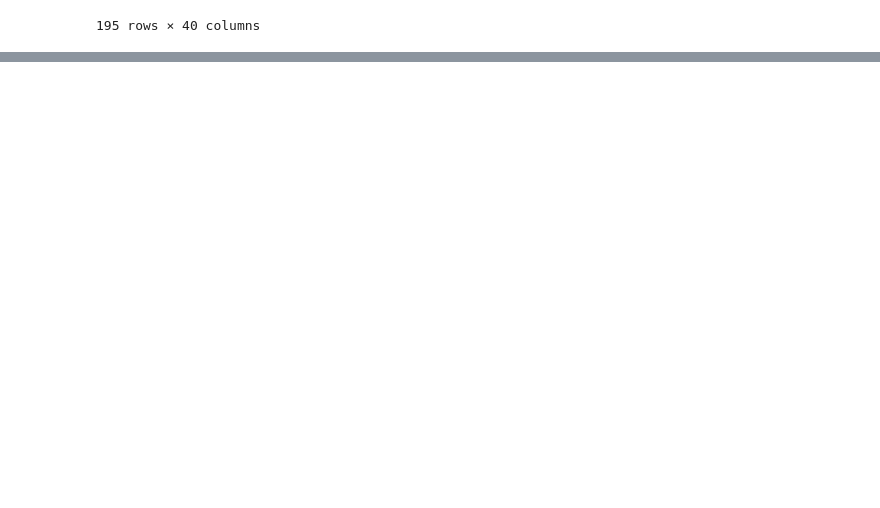
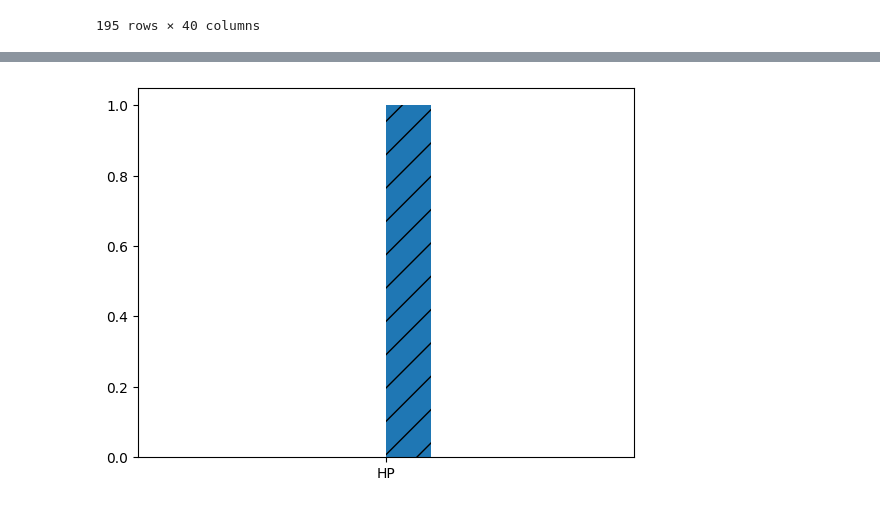
Before and after one commit to atishey-jain-007/python-data-science-course, a Jupyter notebook: pandas.ipynb, the cells around one changed output, grey strips where cells are left out. Cells and saved outputs as stored; diff of their text form; code cells hidden in the pictures; blank space fills up the shorter version.

```diff
--- a/pandas.ipynb
+++ b/pandas.ipynb
@@ -234,0 +612,5 @@ df
+# %%
+plt.hist(x='HP',data='Df', hatch='/')
+plt.show()
+# %% [output]
+[figure, added]
```
Also changed, not shown: parts of 36 cells of this notebook, 1 other file.
